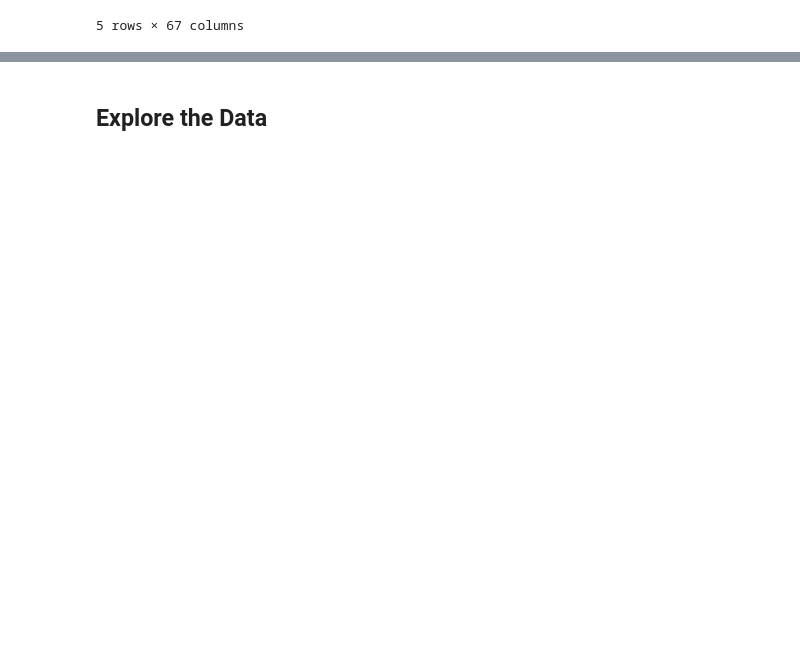
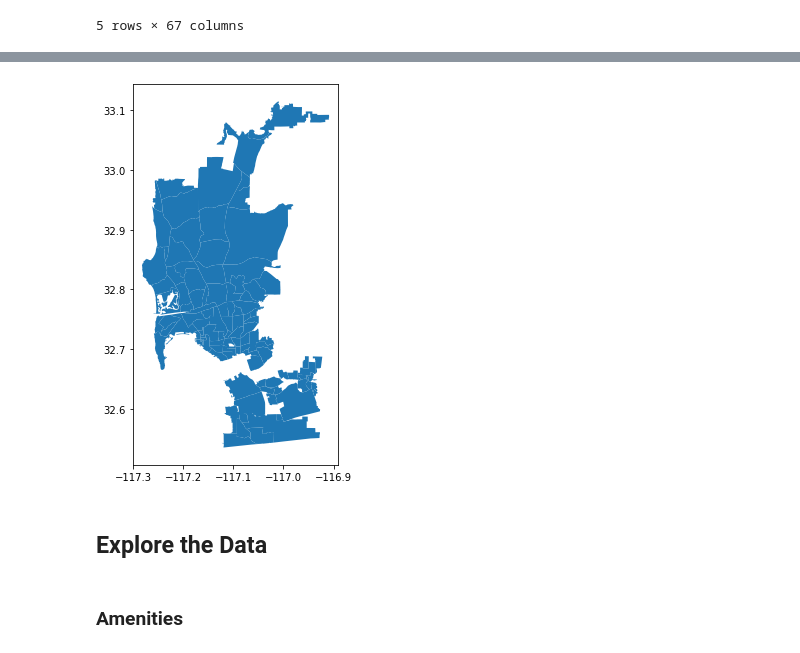
Before and after one commit to Hienquang/AirbnbCapstone, a Jupyter notebook: Notebook/Exploratory Data Analysis.ipynb, the cells around one changed output, grey strips where cells are left out. Saved outputs shown, nothing was run; the diff lists cells and outputs as text; code cells hidden in the pictures; blank space fills up the shorter version.

```diff
--- a/Notebook/Exploratory Data Analysis.ipynb
+++ b/Notebook/Exploratory Data Analysis.ipynb
@@ -70,0 +72,3 @@ Name: 0, dtype: object
+# %%
+gdf = geopandas.read_file('../Data/neighbourhoods.geojson')
+gdf
@@ -70,0 +89,6 @@ Name: 0, dtype: object
+# %%
+#drop neighbourhood_group column because it contains no values
+gdf.drop(columns=['neighbourhood_group'],inplace=True)
+# %%
+#set neighbourhood name as index
+gdf = gdf.set_index("neighbourhood")
@@ -71,2 +111,11 @@ Name: 0, dtype: object
+# %%
+#plot neighbourhood map
+f, ax = plt.subplots(1, figsize=(7, 7))
+ax = gdf.plot(ax=ax)
+plt.show()
+# %% [output]
+[figure, added]
 # %% [markdown]
 ## Explore the Data
+# %% [markdown]
+### Amenities
```
Also changed, not shown: parts of 6 cells of this notebook.
